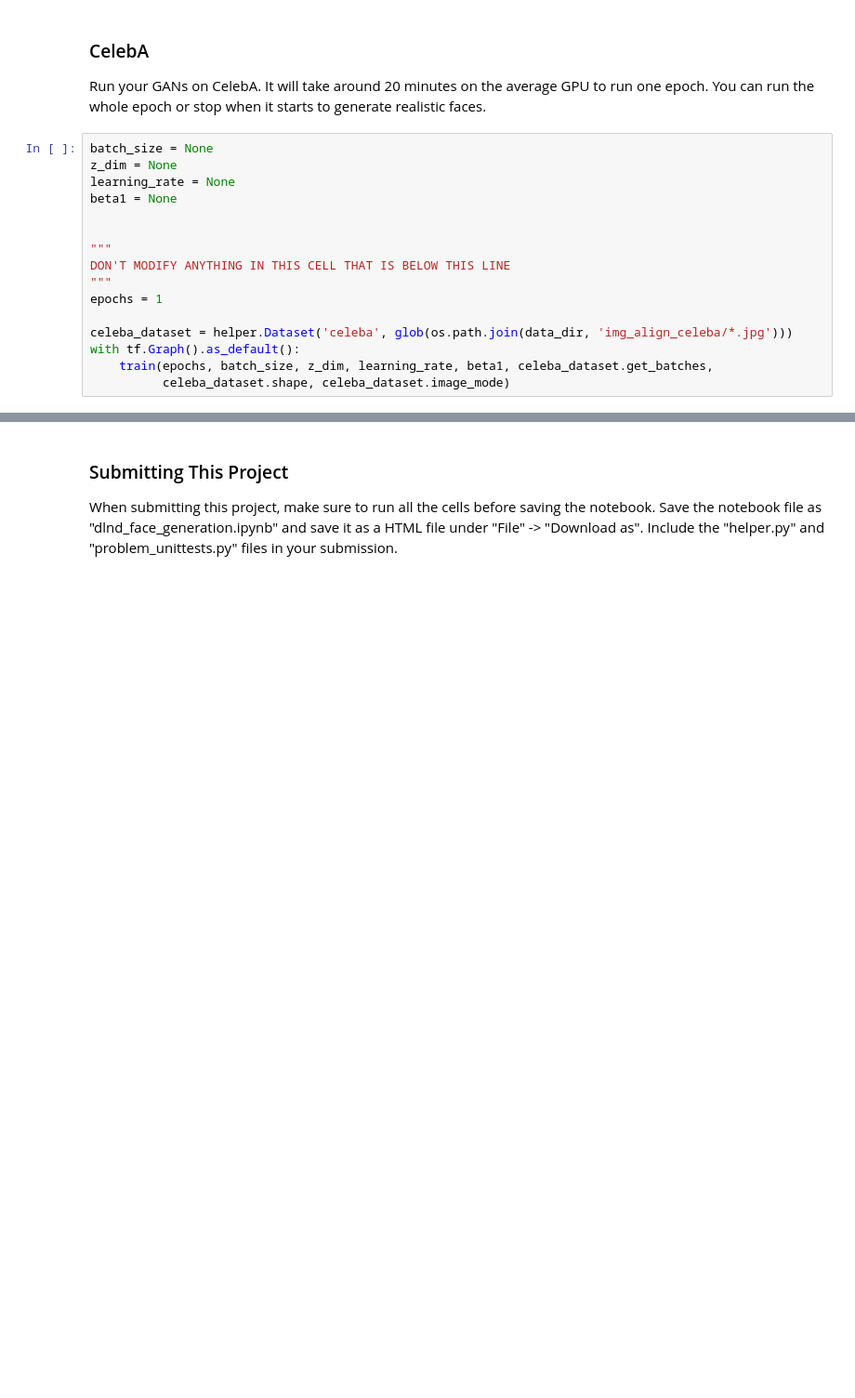
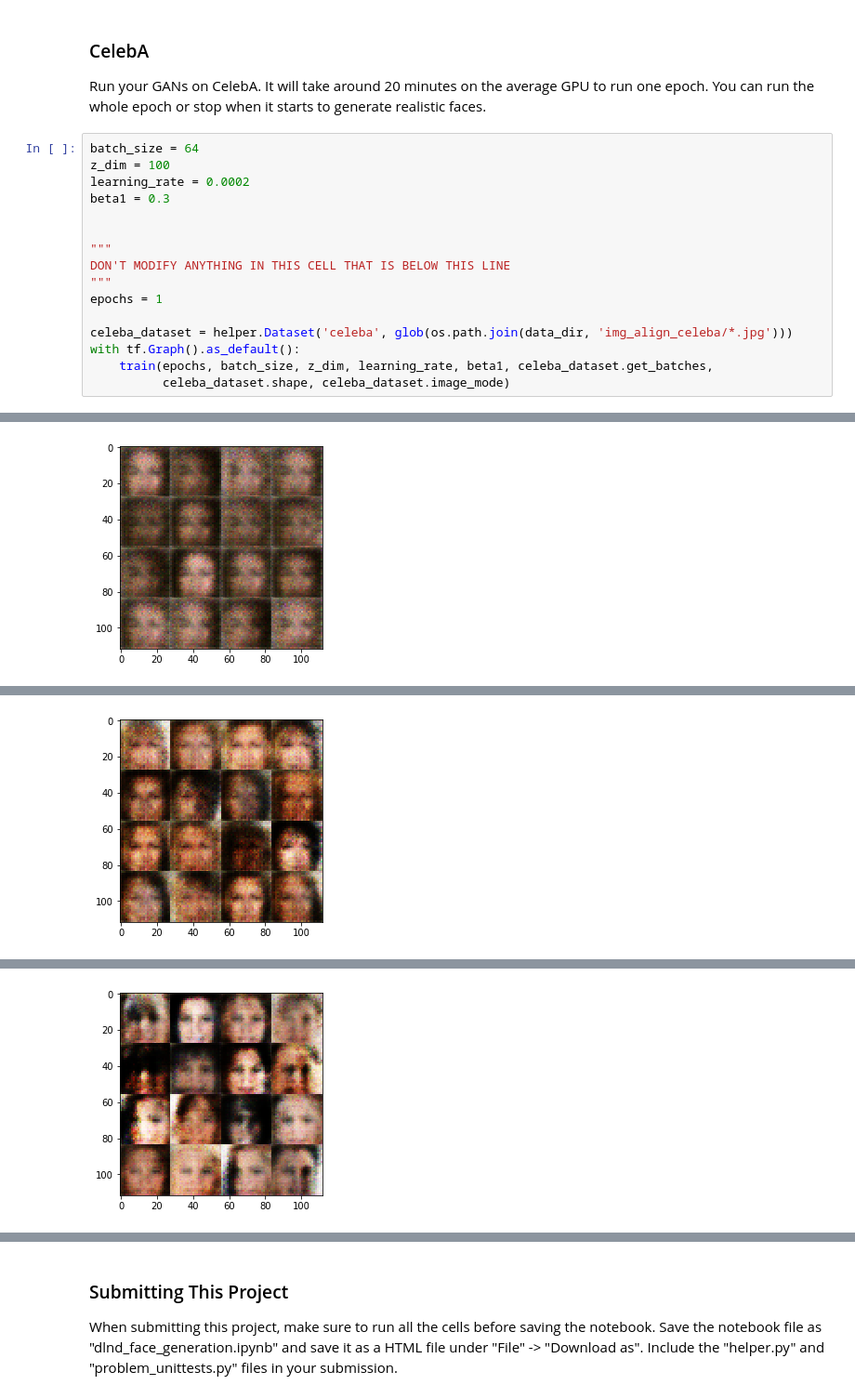
Before and after one commit to mmaraya/deep-learning, a Jupyter notebook: face_generation/dlnd_face_generation.ipynb, the cells around one changed output, grey strips where cells are left out. Shown at 93% size. Cells and saved outputs as stored; diff of their text form; blank space fills up the shorter version.

```diff
--- a/face_generation/dlnd_face_generation.ipynb
+++ b/face_generation/dlnd_face_generation.ipynb
@@ -405,10 +420,10 @@ with tf.Graph().as_default():
 ### CelebA
 Run your GANs on CelebA.  It will take around 20 minutes on the average GPU to run one epoch.  You can run the whole epoch or stop when it starts to generate realistic faces.
 # %%
-batch_size = None
-z_dim = None
-learning_rate = None
-beta1 = None
+batch_size = 64
+z_dim = 100
+learning_rate = 0.0002
+beta1 = 0.3
 
 
 """
@@ -420,3 +435,4 @@ celeba_dataset = helper.Dataset('celeba', glob(os.path.join(data_dir, 'img_align
 with tf.Graph().as_default():
     train(epochs, batch_size, z_dim, learning_rate, beta1, celeba_dataset.get_batches,
           celeba_dataset.shape, celeba_dataset.image_mode)
+# %% [output]
@@ -422,0 +440 @@ with tf.Graph().as_default():
+[figure, added]
@@ -422,0 +442 @@ with tf.Graph().as_default():
+[figure, added]
@@ -422,0 +444 @@ with tf.Graph().as_default():
+[figure, added]
```
Also changed, not shown: parts of 7 cells of this notebook, 1 other file.
